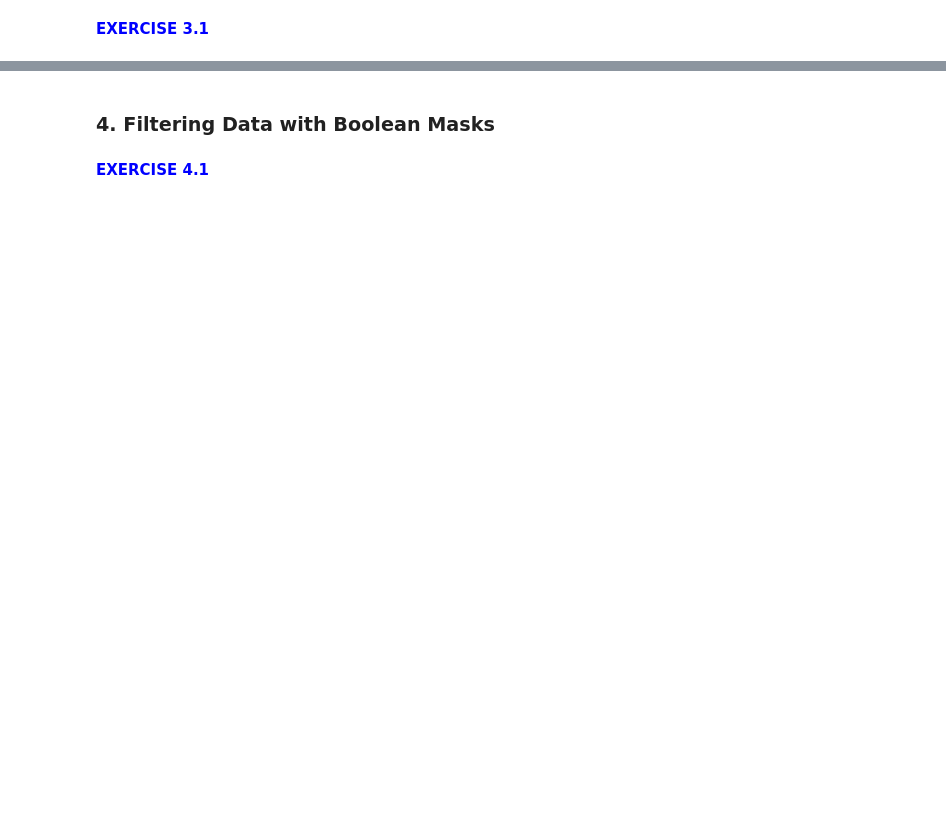
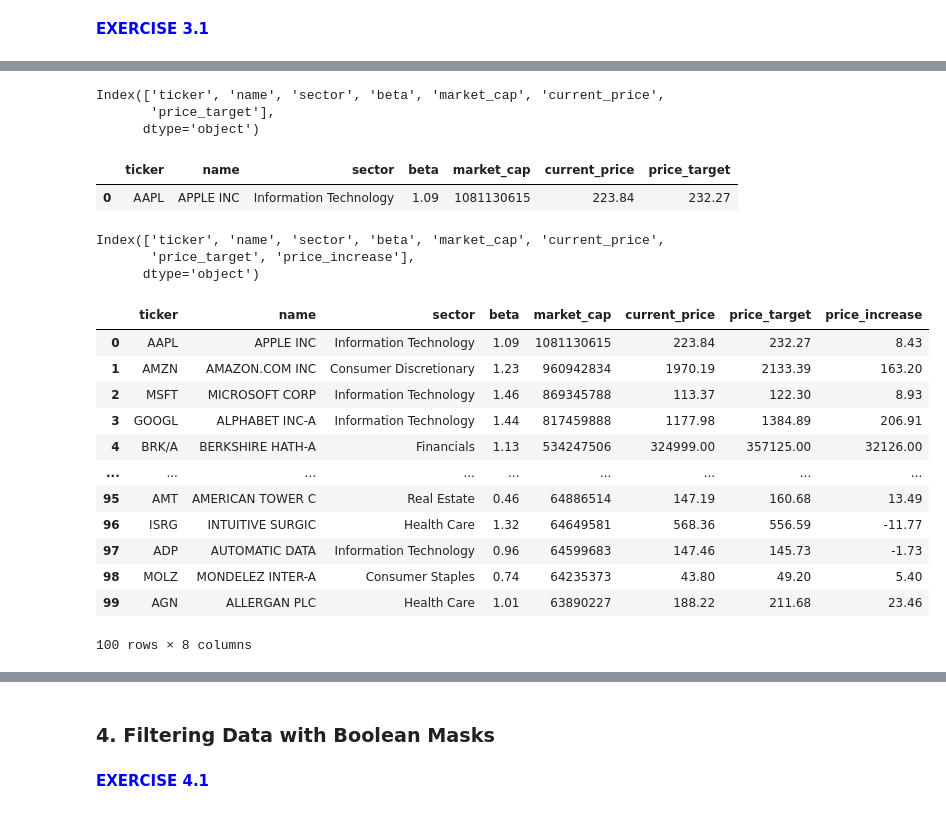
Before and after one commit to Brice-Dev-Lab/PyFi_Coursework, a Jupyter notebook: python_fundamentals/pyfi_python_fundamental/module_05/PF 05. Jupyter Notebook.ipynb, the cells around one changed output, grey strips where cells are left out. Drawn from its saved outputs; the diff is of its cells as text; code cells hidden in the pictures; blank space fills up the shorter version.

```diff
--- a/python_fundamentals/pyfi_python_fundamental/module_05/PF 05. Jupyter Notebook.ipynb
+++ b/python_fundamentals/pyfi_python_fundamental/module_05/PF 05. Jupyter Notebook.ipynb
@@ -106,0 +147,32 @@ max      1.840000  1.081131e+09  324999.000000  357125.000000
+# %%
+stock_data.columns
+# %% [output]
+Index(['ticker', 'name', 'sector', 'beta', 'market_cap', 'current_price',
+       'price_target'],
+      dtype='object')
+# %%
+stock_data.head(1)
+# %% [output]
+|  | ticker | name | sector | beta | market_cap | current_price | price_target |
+| 0 | AAPL | APPLE INC | Information Technology | 1.09 | 1081130615 | 223.84 | 232.27 |
+# %%
+stock_data['price_increase'] = round(stock_data.price_target - stock_data.current_price, 3)
+print(stock_data.columns)
+stock_data
+# %% [output]
+Index(['ticker', 'name', 'sector', 'beta', 'market_cap', 'current_price',
+       'price_target', 'price_increase'],
+      dtype='object')
+|  | ticker | name | sector | beta | market_cap | current_price | price_target | price_increase |
+| 0 | AAPL | APPLE INC | Information Technology | 1.09 | 1081130615 | 223.84 | 232.27 | 8.43 |
+| 1 | AMZN | AMAZON.COM INC | Consumer Discretionary | 1.23 | 960942834 | 1970.19 | 2133.39 | 163.20 |
+| 2 | MSFT | MICROSOFT CORP | Information Technology | 1.46 | 869345788 | 113.37 | 122.30 | 8.93 |
+| 3 | GOOGL | ALPHABET INC-A | Information Technology | 1.44 | 817459888 | 1177.98 | 1384.89 | 206.91 |
+| 4 | BRK/A | BERKSHIRE HATH-A | Financials | 1.13 | 534247506 | 324999.00 | 357125.00 | 32126.00 |
+| ... | ... | ... | ... | ... | ... | ... | ... | ... |
+| 95 | AMT | AMERICAN TOWER C | Real Estate | 0.46 | 64886514 | 147.19 | 160.68 | 13.49 |
+| 96 | ISRG | INTUITIVE SURGIC | Health Care | 1.32 | 64649581 | 568.36 | 556.59 | -11.77 |
+| 97 | ADP | AUTOMATIC DATA | Information Technology | 0.96 | 64599683 | 147.46 | 145.73 | -1.73 |
+| 98 | MOLZ | MONDELEZ INTER-A | Consumer Staples | 0.74 | 64235373 | 43.80 | 49.20 | 5.40 |
+| 99 | AGN | ALLERGAN PLC | Health Care | 1.01 | 63890227 | 188.22 | 211.68 | 23.46 |
+100 rows × 8 columns
```
Also changed, not shown: parts of 12 cells of this notebook, 2 other files.
